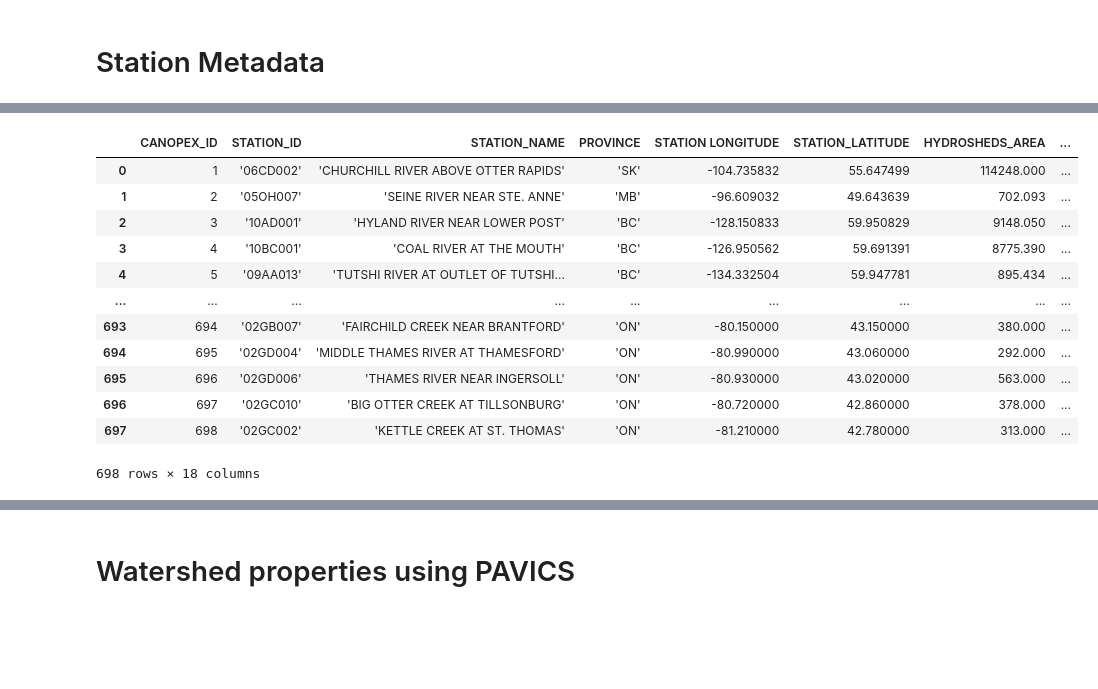
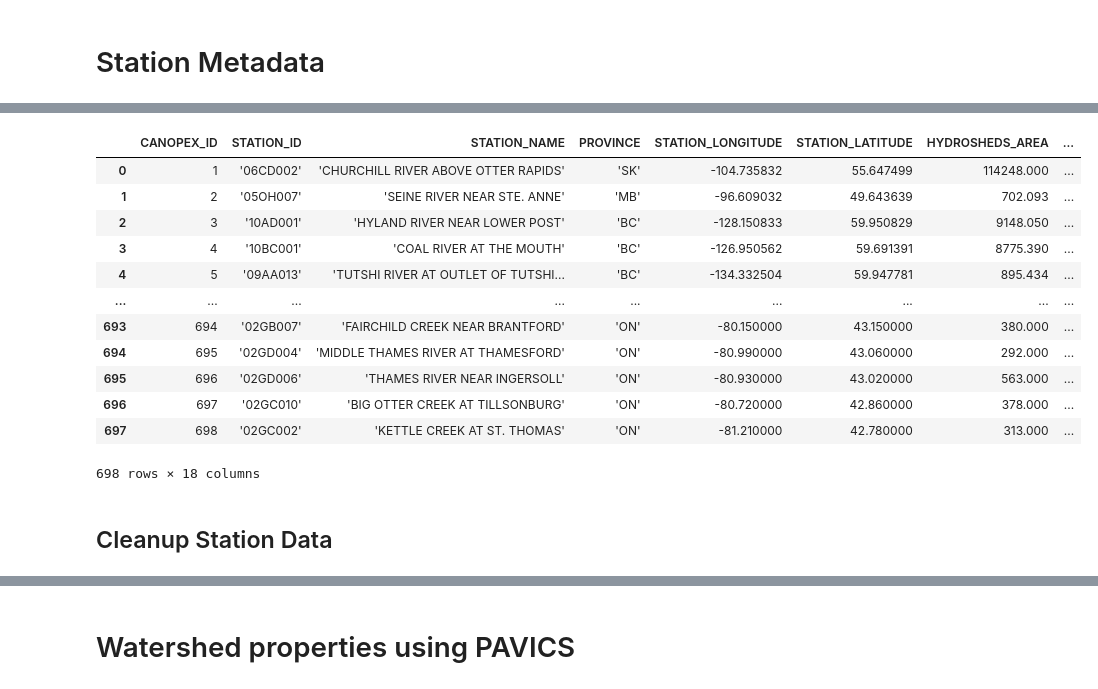
Before and after one commit to shelleygoel/streamflow-forecast, a Jupyter notebook: collect_watershed_data.ipynb, the cells around one changed output, grey strips where cells are left out. Saved outputs shown, nothing was run; the diff lists cells and outputs as text; code cells hidden in the pictures; blank space fills up the shorter version.

```diff
--- a/collect_watershed_data.ipynb
+++ b/collect_watershed_data.ipynb
@@ -109,8 +67,8 @@ b'CHURCHILL RIVER ABOVE OTTER RAPIDS'
 # %%
-metadata = pd.read_csv('/content/drive/MyDrive/streamflow-aisc/STATION_METADATA.csv')
+metadata = pd.read_csv('STATION_METADATA.csv')
 metadata
 # %% [output]
-|  | CANOPEX_ID | STATION_ID | STATION_NAME | PROVINCE | STATION LONGITUDE | STATION_LATITUDE | HYDROSHEDS_AREA | ... |
+|  | CANOPEX_ID | STATION_ID | STATION_NAME | PROVINCE | STATION_LONGITUDE | STATION_LATITUDE | HYDROSHEDS_AREA | ... |
 | 0 | 1 | '06CD002' | 'CHURCHILL RIVER ABOVE OTTER RAPIDS' | 'SK' | -104.735832 | 55.647499 | 114248.000 | ... |
 | 1 | 2 | '05OH007' | 'SEINE RIVER NEAR STE. ANNE' | 'MB' | -96.609032 | 49.643639 | 702.093 | ... |
 | 2 | 3 | '10AD001' | 'HYLAND RIVER NEAR LOWER POST' | 'BC' | -128.150833 | 59.950829 | 9148.050 | ... |
@@ -123,3 +81,5 @@ metadata
 | 696 | 697 | '02GC010' | 'BIG OTTER CREEK AT TILLSONBURG' | 'ON' | -80.720000 | 42.860000 | 378.000 | ... |
 | 697 | 698 | '02GC002' | 'KETTLE CREEK AT ST. THOMAS' | 'ON' | -81.210000 | 42.780000 | 313.000 | ... |
 698 rows × 18 columns
+# %% [markdown]
+## Cleanup Station Data
```
Also changed, not shown: parts of 28 cells of this notebook.
